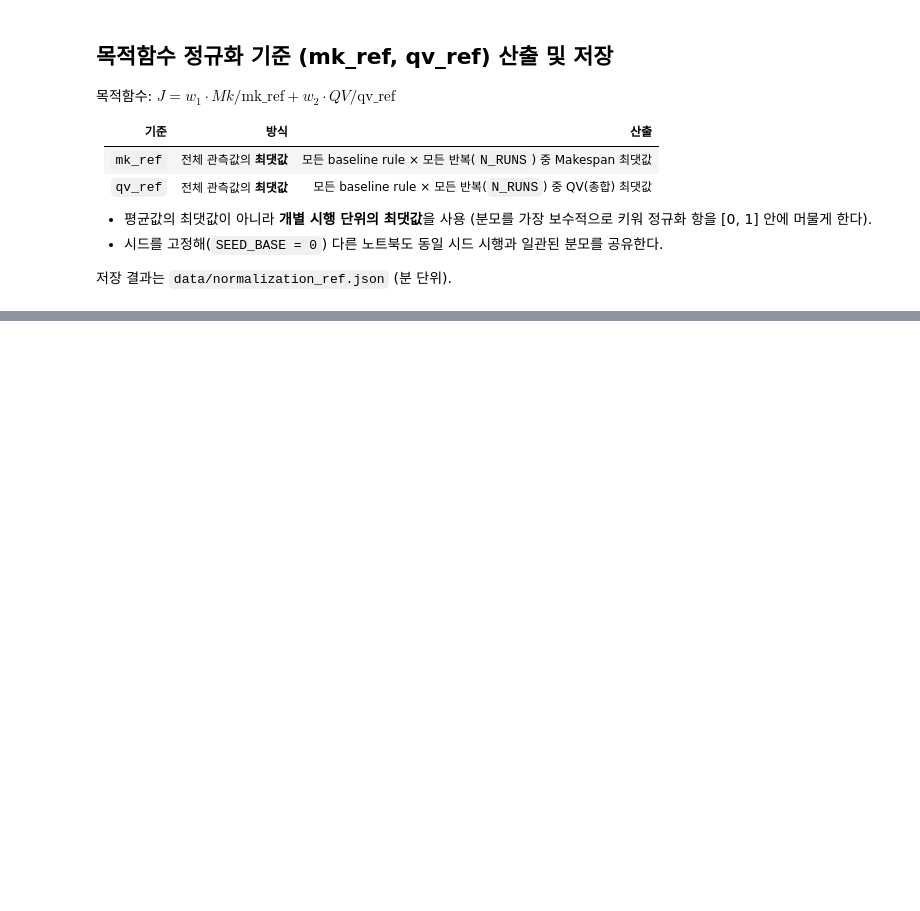
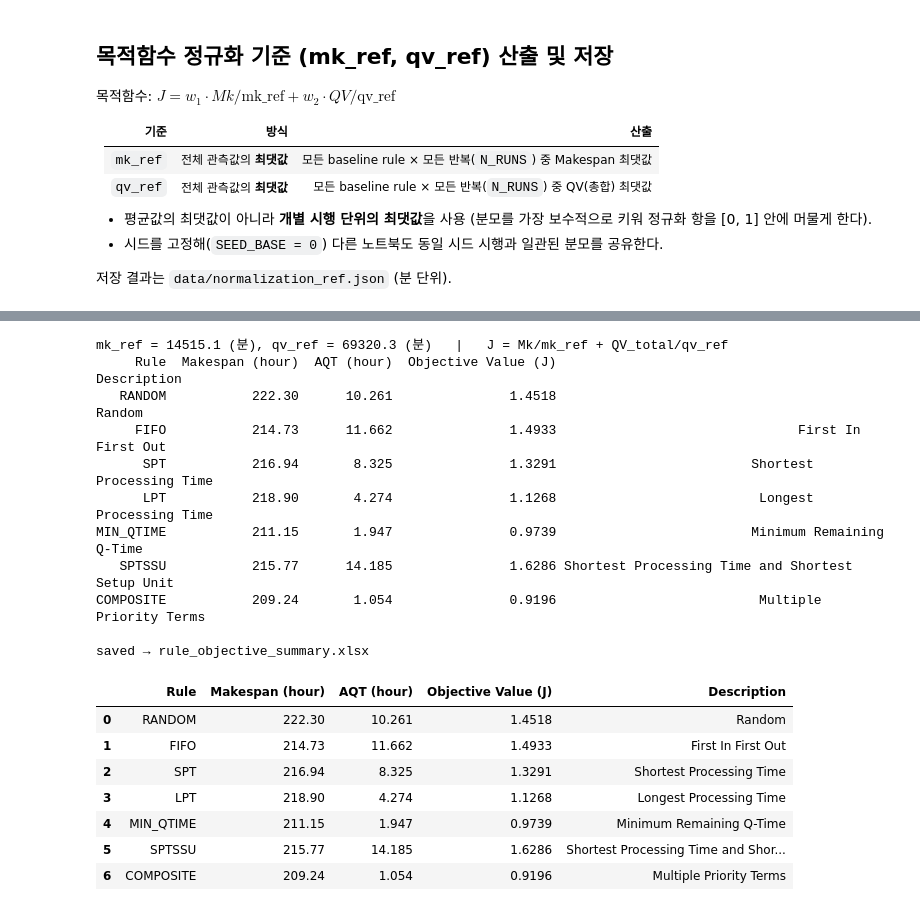
Before and after one commit to cryscham123/simulation_homework, a Jupyter notebook: result_compare.ipynb, the cells around one changed output, grey strips where cells are left out. Drawn from its saved outputs; the diff is of its cells as text; code cells hidden in the pictures; blank space fills up the shorter version.

```diff
--- a/result_compare.ipynb
+++ b/result_compare.ipynb
@@ -632,0 +485,75 @@ rule별 평균 (분 단위):
+# %%
+# ── Rule × Makespan / AQT / Objective Value(J) 요약 표 ────────────────────────
+# J = w1·Mk/mk_ref + w2·QV_total/qv_ref  (위 셀에서 산출한 mk_ref, qv_ref 사용 — 분 단위)
+# COMPOSITE 는 composite_metrics 가 있을 때만 마지막 행으로 추가.
+if 'mk_ref' not in globals() or 'qv_ref' not in globals():
+    raise RuntimeError("mk_ref / qv_ref 가 없다. 위의 정규화 기준 셀(6aa1095b)을 먼저 실행하라.")
+
+_to_min = {'M': 1, 'H': 60, 'D': 60 * 24}.get(os.getenv('TIME_UNIT', 'M').upper(), 1)
+W1, W2 = 1.0, 1.0  # 목적함수 가중치 (CLAUDE.md 기본값)
+
+RULE_DESC = {
+    'random':    'Random',
+    'FIFO':      'First In First Out',
+    'SPT':       'Shortest Processing Time',
+    'LPT':       'Longest Processing Time',
+    'MIN_QTIME': 'Minimum Remaining Q-Time',
+    'SPTSSU':    'Shortest Processing Time and Shortest Setup Unit',
+    'COMPOSITE': 'Multiple Priority Terms',
+}
+
+# baseline rule별 평균 (TIME_UNIT → 분 환산)
+_base_mean = metrics_df.groupby('job_rule')[['makespan', 'qtime_violations']].mean() * _to_min
+
+# (rule_key, display_label, mk_min, qv_total_min) — JOB_RULES 순서 + 마지막에 COMPOSITE
+_parts = [(r, r.upper(), _base_mean.loc[r, 'makespan'], _base_mean.loc[r, 'qtime_violations'])
+          for r in JOB_RULES]
+if 'composite_metrics' in globals() and len(composite_metrics) > 0:
+    _cm = composite_metrics[['makespan', 'qtime_violations']].mean() * _to_min
+    _parts.append(('COMPOSITE', 'COMPOSITE', _cm['makespan'], _cm['qtime_violations']))
+
+_rows = []
+for key, label, mk_min, qv_min in _parts:
+    aqt_min = qv_min / N_JOBS                              # AQT = QV_total / N_JOBS (분/job)
+    J = W1 * (mk_min / mk_ref) + W2 * (qv_min / qv_ref)    # 정규화 목적함수
+    _rows.append({
+        'Rule': label,
+        'Makespan (hour)': round(mk_min / 60.0, 2),
+        'AQT (hour)': round(aqt_min / 60.0, 3),
+        'Objective Value (J)': round(J, 4),
+        'Description': RULE_DESC.get(key, ''),
+    })
+
+summary_table = pd.DataFrame(_rows, columns=[
+    'Rule', 'Makespan (hour)', 'AQT (hour)', 'Objective Value (J)', 'Description'
+])
+
+print(f"mk_ref = {mk_ref:.1f} (분), qv_ref = {qv_ref:.1f} (분)   |   J = Mk/mk_ref + QV_total/qv_ref")
+print(summary_table.to_string(index=False))
+
+# 엑셀로도 저장
+_out = 'rule_objective_summary.xlsx'
+summary_table.to_excel(_out, index=False)
+print(f"\nsaved → {_out}")
+
+summary_table
+# %% [output]
+mk_ref = 14515.1 (분), qv_ref = 69320.3 (분)   |   J = Mk/mk_ref + QV_total/qv_ref
+     Rule  Makespan (hour)  AQT (hour)  Objective Value (J)                                      Description
+   RANDOM           222.30      10.261               1.4518                                           Random
+     FIFO           214.73      11.662               1.4933                               First In First Out
+      SPT           216.94       8.325               1.3291                         Shortest Processing Time
+      LPT           218.90       4.274               1.1268                          Longest Processing Time
+MIN_QTIME           211.15       1.947               0.9739                         Minimum Remaining Q-Time
+   SPTSSU           215.77      14.185               1.6286 Shortest Processing Time and Shortest Setup Unit
+COMPOSITE           209.24       1.054               0.9196                          Multiple Priority Terms
+
+saved → rule_objective_summary.xlsx
+|  | Rule | Makespan (hour) | AQT (hour) | Objective Value (J) | Description |
+| 0 | RANDOM | 222.30 | 10.261 | 1.4518 | Random |
+| 1 | FIFO | 214.73 | 11.662 | 1.4933 | First In First Out |
+| 2 | SPT | 216.94 | 8.325 | 1.3291 | Shortest Processing Time |
+| 3 | LPT | 218.90 | 4.274 | 1.1268 | Longest Processing Time |
+| 4 | MIN_QTIME | 211.15 | 1.947 | 0.9739 | Minimum Remaining Q-Time |
+| 5 | SPTSSU | 215.77 | 14.185 | 1.6286 | Shortest Processing Time and Shor... |
+| 6 | COMPOSITE | 209.24 | 1.054 | 0.9196 | Multiple Priority Terms |
```
Also changed, not shown: parts of 12 cells of this notebook, 14 other files.
